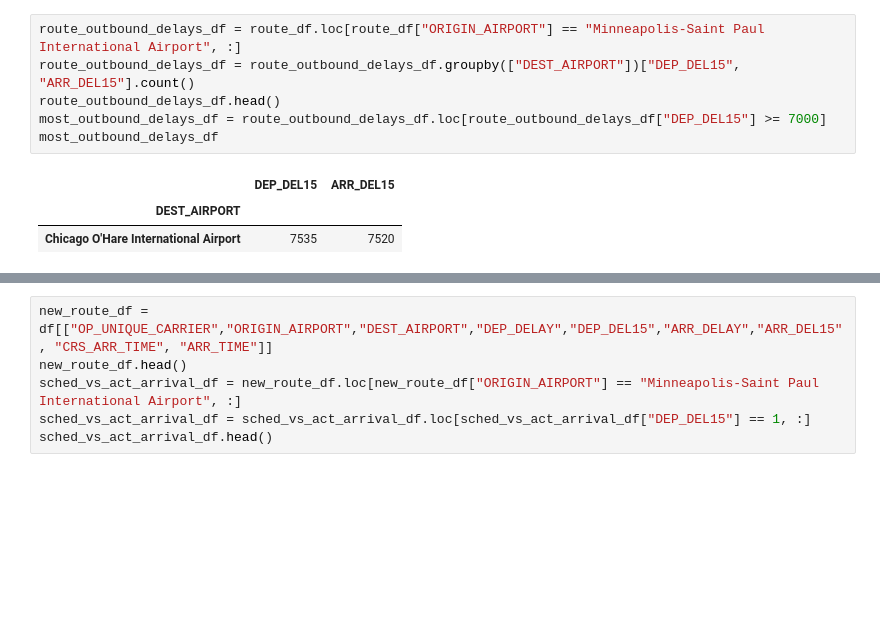
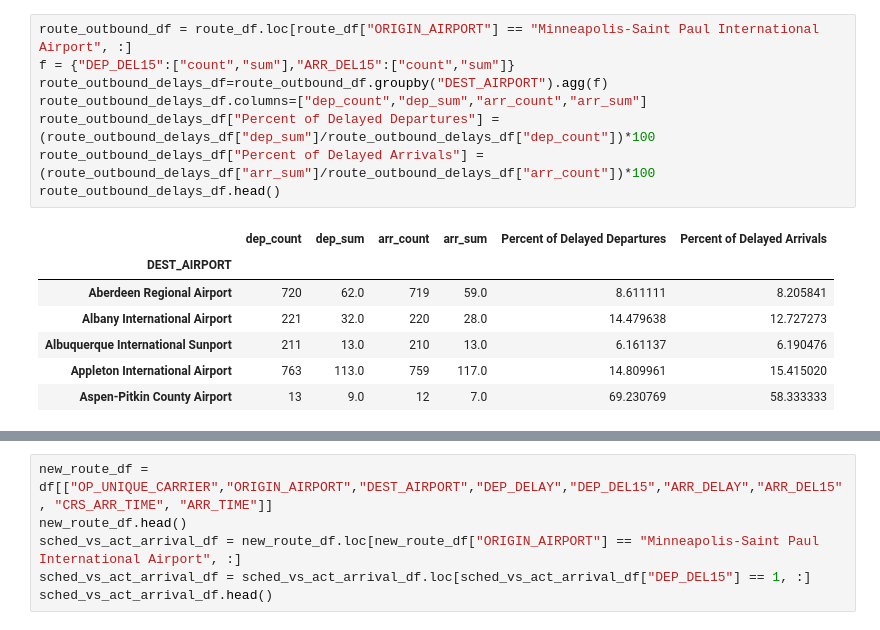
Before and after one commit to HWspam/Delorean, a Jupyter notebook: Delay_by_Airport.ipynb, the cells around one changed output, grey strips where cells are left out. Drawn from its saved outputs; the diff is of its cells as text; blank space fills up the shorter version.

```diff
--- a/Delay_by_Airport.ipynb
+++ b/Delay_by_Airport.ipynb
@@ -17,11 +17,17 @@ route_df.head()
-# %%
-route_outbound_delays_df = route_df.loc[route_df["ORIGIN_AIRPORT"] == "Minneapolis-Saint Paul International Airport", :]
-route_outbound_delays_df = route_outbound_delays_df.groupby(["DEST_AIRPORT"])["DEP_DEL15", "ARR_DEL15"].count()
-route_outbound_delays_df.head()
-most_outbound_delays_df = route_outbound_delays_df.loc[route_outbound_delays_df["DEP_DEL15"] >= 7000]
-most_outbound_delays_df
-# %% [output]
-|  | DEP_DEL15 | ARR_DEL15 |
-| DEST_AIRPORT |  |  |
-| Chicago O'Hare International Airport | 7535 | 7520 |
+# %%
+route_outbound_df = route_df.loc[route_df["ORIGIN_AIRPORT"] == "Minneapolis-Saint Paul International Airport", :]
+f = {"DEP_DEL15":["count","sum"],"ARR_DEL15":["count","sum"]}
+route_outbound_delays_df=route_outbound_df.groupby("DEST_AIRPORT").agg(f)
+route_outbound_delays_df.columns=["dep_count","dep_sum","arr_count","arr_sum"]
+route_outbound_delays_df["Percent of Delayed Departures"] = (route_outbound_delays_df["dep_sum"]/route_outbound_delays_df["dep_count"])*100
+route_outbound_delays_df["Percent of Delayed Arrivals"] = (route_outbound_delays_df["arr_sum"]/route_outbound_delays_df["arr_count"])*100
+route_outbound_delays_df.head()
+# %% [output]
+|  | dep_count | dep_sum | arr_count | arr_sum | Percent of Delayed Departures | Percent of Delayed Arrivals |
+| DEST_AIRPORT |  |  |  |  |  |  |
+| Aberdeen Regional Airport | 720 | 62.0 | 719 | 59.0 | 8.611111 | 8.205841 |
+| Albany International Airport | 221 | 32.0 | 220 | 28.0 | 14.479638 | 12.727273 |
+| Albuquerque International Sunport | 211 | 13.0 | 210 | 13.0 | 6.161137 | 6.190476 |
+| Appleton International Airport | 763 | 113.0 | 759 | 117.0 | 14.809961 | 15.415020 |
+| Aspen-Pitkin County Airport | 13 | 9.0 | 12 | 7.0 | 69.230769 | 58.333333 |
 # %%
```
Also changed, not shown: parts of 5 cells of this notebook.
